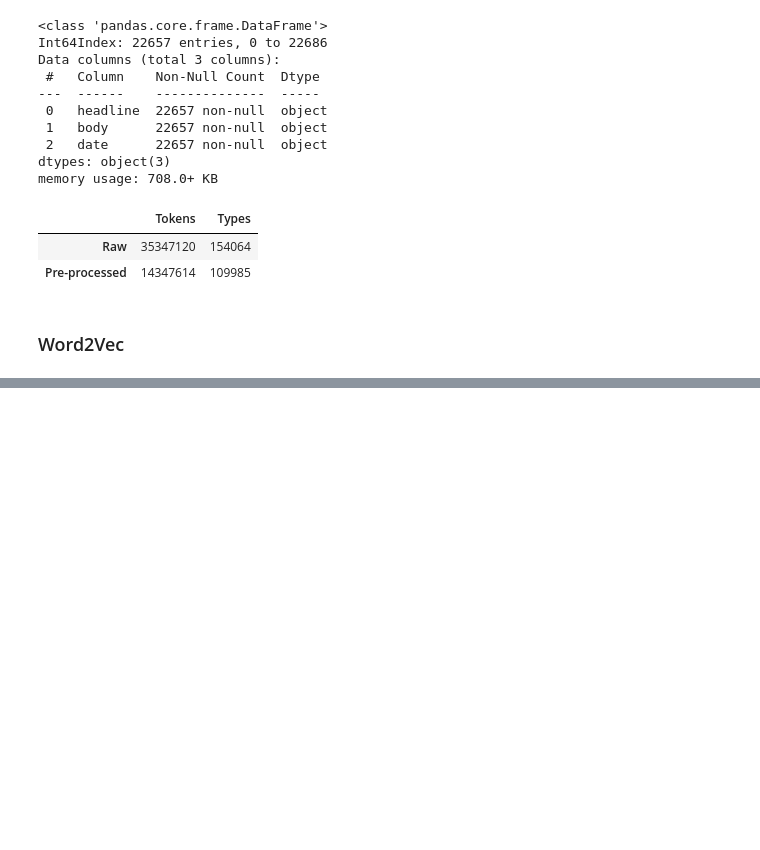
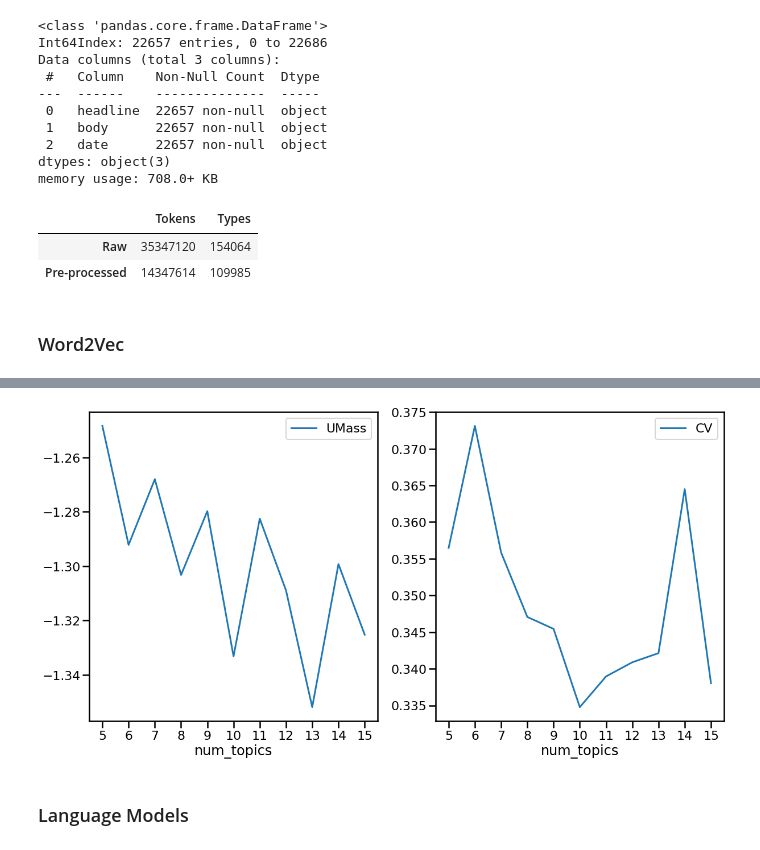
Before and after one commit to nzhang98/nlp-war-press-coverage, a Jupyter notebook: main.ipynb, the cells around one changed output, grey strips where cells are left out. Drawn from its saved outputs; the diff is of its cells as text; code cells hidden in the pictures; blank space fills up the shorter version.

Commit message:
add TFIDF and Topic Models

```diff
--- a/main.ipynb
+++ b/main.ipynb
@@ -175,0 +236,2 @@ df_preprocessed[0]
+# %%
+data_tagged = df[df['tags'].apply(len) > 0]
@@ -175,0 +338,35 @@ df_preprocessed[0]
+# %%
+# Transform into TFIDF
+#replace words by their numerical IDs and their frequency
+ldacorpus = [dictionary.doc2bow(text) for text in data_pproc] #convert corpus into document term matrix using dictionary instances
+# %%
+# learn TFIDF values from corpus
+tfidfmodel = TfidfModel(ldacorpus)
+
+# transform raw frequencies into TFIDF
+model_corpus = tfidfmodel[ldacorpus]
+# %%
+# Choosing the number of topic models with Coherence scores
+coherence_values = []
+dev_size = 15000
+
+for num_topics in range(5, 16):
+    model = LdaMulticore(corpus=model_corpus[:dev_size], #see above
+                         id2word=dictionary,
+                         num_topics=num_topics, random_state=42)
+
+    coherencemodel_umass = CoherenceModel(model=model,
+                                          texts=data_pproc[:dev_size],
+                                          dictionary=dictionary,
+                                          coherence='u_mass')
+
+    coherencemodel_cv = CoherenceModel(model=model,
+                                       texts=data_pproc[:dev_size],
+                                       dictionary=dictionary,
+                                       coherence='c_v')
+
+    umass_score = coherencemodel_umass.get_coherence()
+    cv_score = coherencemodel_cv.get_coherence()
+
+    print(num_topics, umass_score, cv_score)
+    coherence_values.append((num_topics, umass_score, cv_score))
@@ -175,0 +385,10 @@ df_preprocessed[0]
+# %%
+# Plotting it to choose the best number of topics
+sns.set_context('poster')
+
+scores = pd.DataFrame(coherence_values, columns=['num_topics', 'UMass', 'CV'])
+fig, ax = plt.pyplot.subplots(nrows=1, ncols=2, figsize=(20, 10))
+scores.plot.line(x='num_topics', y='UMass', ax=ax[0], xticks=range(5,16));
+scores.plot.line(x='num_topics', y='CV', ax=ax[1], xticks=range(5,16));
+# %% [output]
+[figure, added]
@@ -175,0 +418,2 @@ df_preprocessed[0]
+# %% [markdown]
+### Language Models
```
Also changed, not shown: parts of 35 cells of this notebook.
